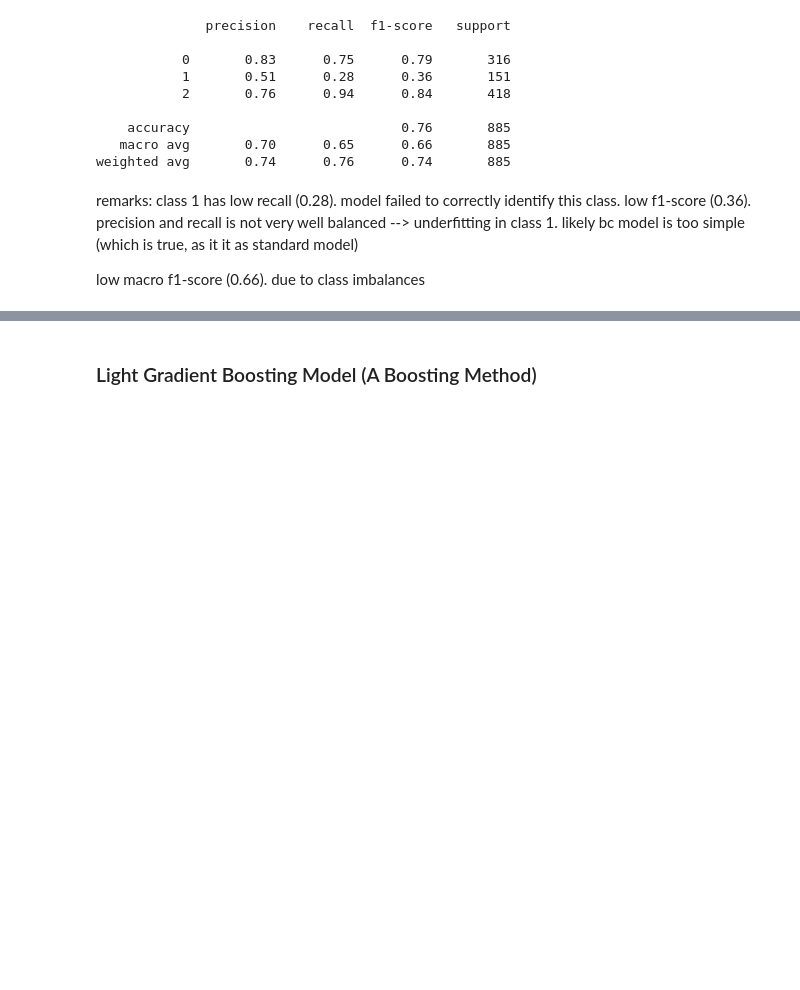
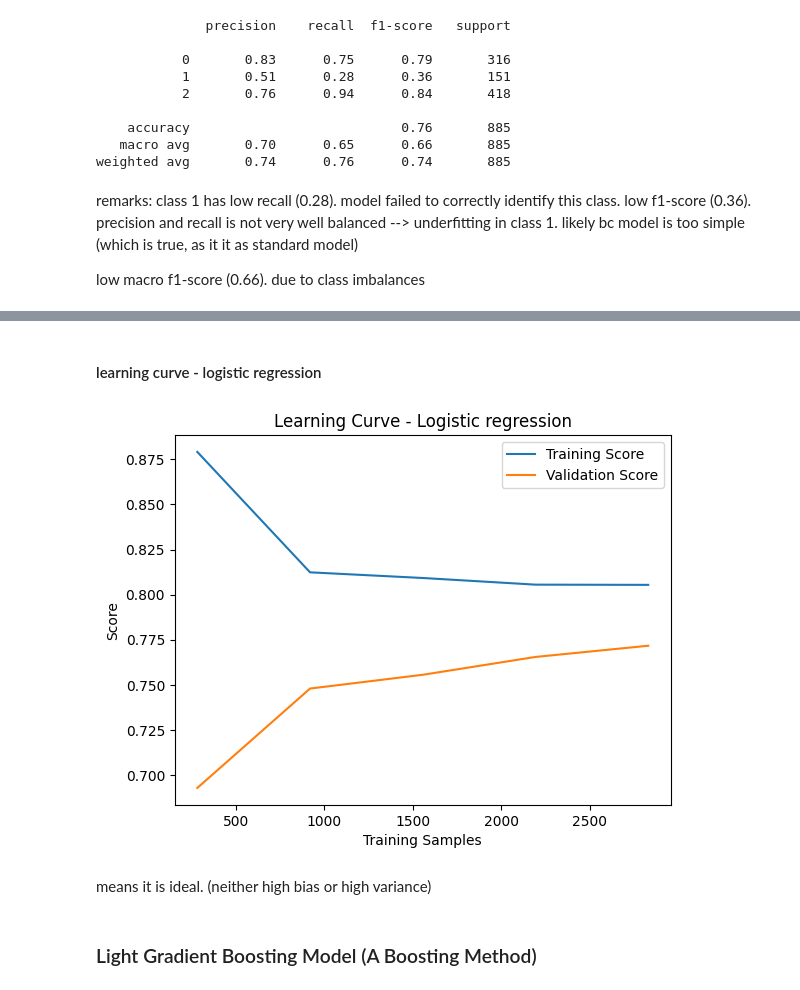
Before and after one commit to SamuelMalaga/M2IS---AI-ML-project, a Jupyter notebook: ML_Section.ipynb, the cells around one changed output, grey strips where cells are left out. Cells and saved outputs as stored; diff of their text form; code cells hidden in the pictures; blank space fills up the shorter version.

```diff
--- a/ML_Section.ipynb
+++ b/ML_Section.ipynb
@@ -939,3 +1034,20 @@ low macro f1-score (0.66). due to class imbalances
+# %% [markdown]
+#### learning curve - logistic regression
+# %%
+from sklearn.model_selection import learning_curve
+train_sizes, train_scores, test_scores = learning_curve(best_random_logReg, X_train_cleaned.copy(), Y_train_cleaned.copy(), cv=5)
+
+plt.plot(train_sizes, np.mean(train_scores, axis=1), label="Training Score")
+plt.plot(train_sizes, np.mean(test_scores, axis=1), label="Validation Score")
+plt.xlabel("Training Samples")
+plt.ylabel("Score")
+plt.title("Learning Curve - Logistic regression")
+plt.legend()
+plt.show()
+# %% [output]
+[figure, added]
+# %% [markdown]
+ means it is ideal. (neither high bias or high variance)
 # %% [markdown]
 ### Light Gradient Boosting Model (A Boosting Method)
 # %%
```
Also changed, not shown: parts of 10 cells of this notebook.
